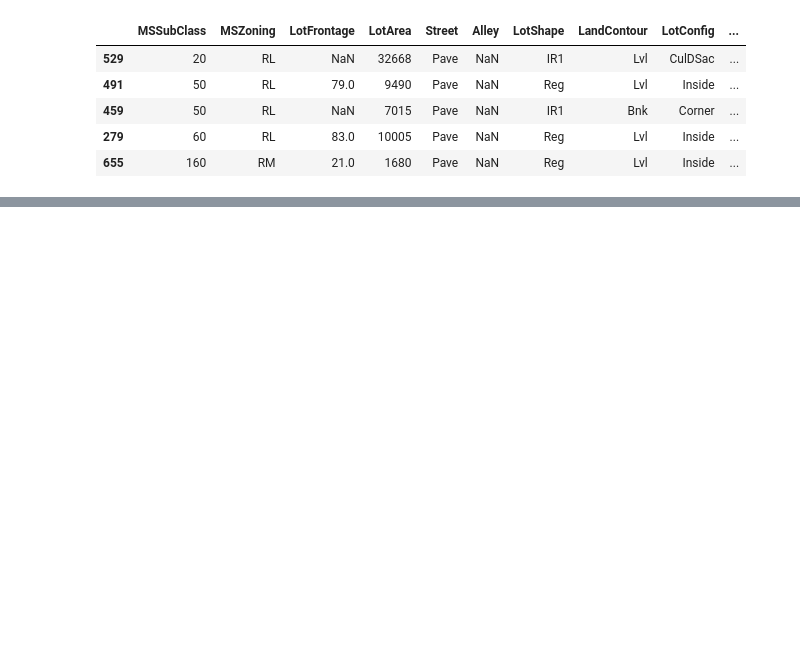
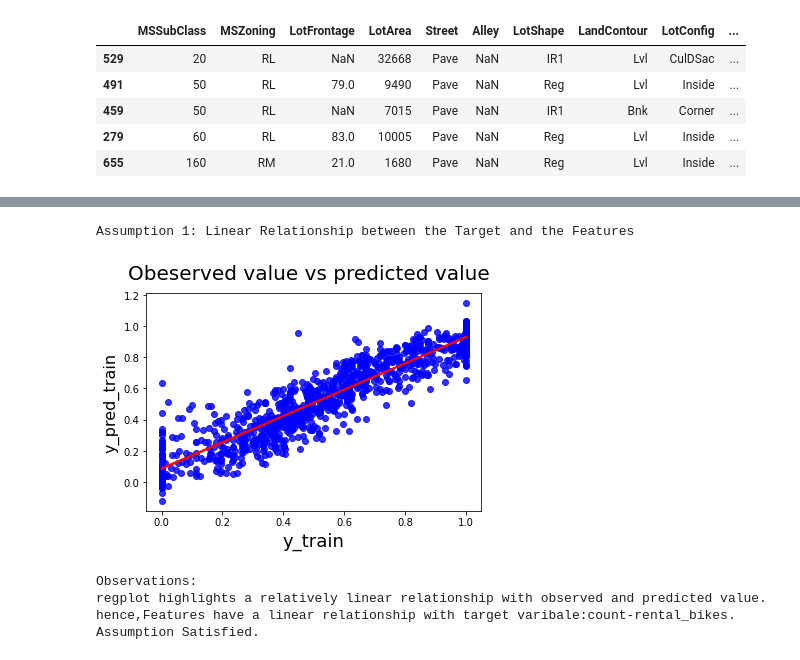
Before and after one commit to CharlieThomasCTG/HousePriceModel, a Jupyter notebook: Regularised model - Copy.ipynb, the cells around one changed output, grey strips where cells are left out. Saved outputs shown, nothing was run; the diff lists cells and outputs as text; code cells hidden in the pictures; blank space fills up the shorter version.

```diff
--- a/Regularised model - Copy.ipynb
+++ b/Regularised model - Copy.ipynb
@@ -2178,9 +2177,9 @@ print(model_cv.best_params_)
 # %%
 #Fitting Ridge model for alpha = 10 and printing coefficients which have been penalised
-alpha = 0.0001
+alpha = 0.1
 ridge = Ridge(alpha=alpha)
 
-model_ridge=ridge.fit(X_train_model_16, y_train)
+model_ridge=ridge.fit(X_train_model_17, y_train)
 print(model_ridge.intercept_)
 print(model_ridge.coef_)
 # %% [output]
@@ -2201,7 +2199,7 @@ model_cv = GridSearchCV(estimator = lasso,
                         return_train_score=True,
                         verbose = 1)
 
-model_cv.fit(X_train_model_16, y_train)
+model_cv.fit(X_train_model_17, y_train)
 # %% [output]
 Fitting 5 folds for each of 28 candidates, totalling 140 fits
 GridSearchCV(cv=5, estimator=Lasso(),
@@ -2223,7 +2221,7 @@ alpha =0.0001
 
 lasso = Lasso(alpha=alpha)
 
-model_lasso=lasso.fit(X_train_model_16, y_train)
+model_lasso=lasso.fit(X_train_model_17, y_train)
 print(model_lasso.intercept_)
 print(model_lasso.coef_)
 # %% [output]
@@ -2317,7 +2540,7 @@ metric2.append(mse_test_lr**0.5)
 # %%
 # Lets calculate some metrics such as R2 score, RSS and RMSE
 
-y_pred_train = model_lasso.predict(X_train_model_21)
+y_pred_train = model_lasso.predict(X_train_model_17)
 y_pred_test = model_lasso.predict(X_test)
 
 metric3 = []
@@ -2365,21 +2603,28 @@ res=y_train- y_pred_train
 # %%
 def linear_assumption(model):
 
     print('Assumption 1: Linear Relationship between the Target and the Features', '\n')
     fig = plt.figure()
     sns.regplot(y_train,y_pred_train,scatter_kws={"color": "blue"}, line_kws={"color": "red"})
     fig.suptitle('Obeserved value vs predicted value', fontsize = 20)              # Plot heading
     plt.xlabel('y_train', fontsize = 18)                          # X-label
     plt.ylabel('y_pred_train', fontsize = 16)
     plt.show()
 
-linear_assumption(model_22)
+linear_assumption(model_ridge)
 
 print()
 print('Observations:')
 print('regplot highlights a relatively linear relationship with observed and predicted value.')
 print('hence,Features have a linear relationship with target varibale:count-rental_bikes.')
 print('Assumption Satisfied.')
+# %% [output]
+Assumption 1: Linear Relationship between the Target and the Features
+[figure, added]
+Observations:
+regplot highlights a relatively linear relationship with observed and predicted value.
+hence,Features have a linear relationship with target varibale:count-rental_bikes.
+Assumption Satisfied.
 # %%
 def normal_residuals_assumption(model,res):
 
```
Also changed, not shown: parts of 54 cells of this notebook.
